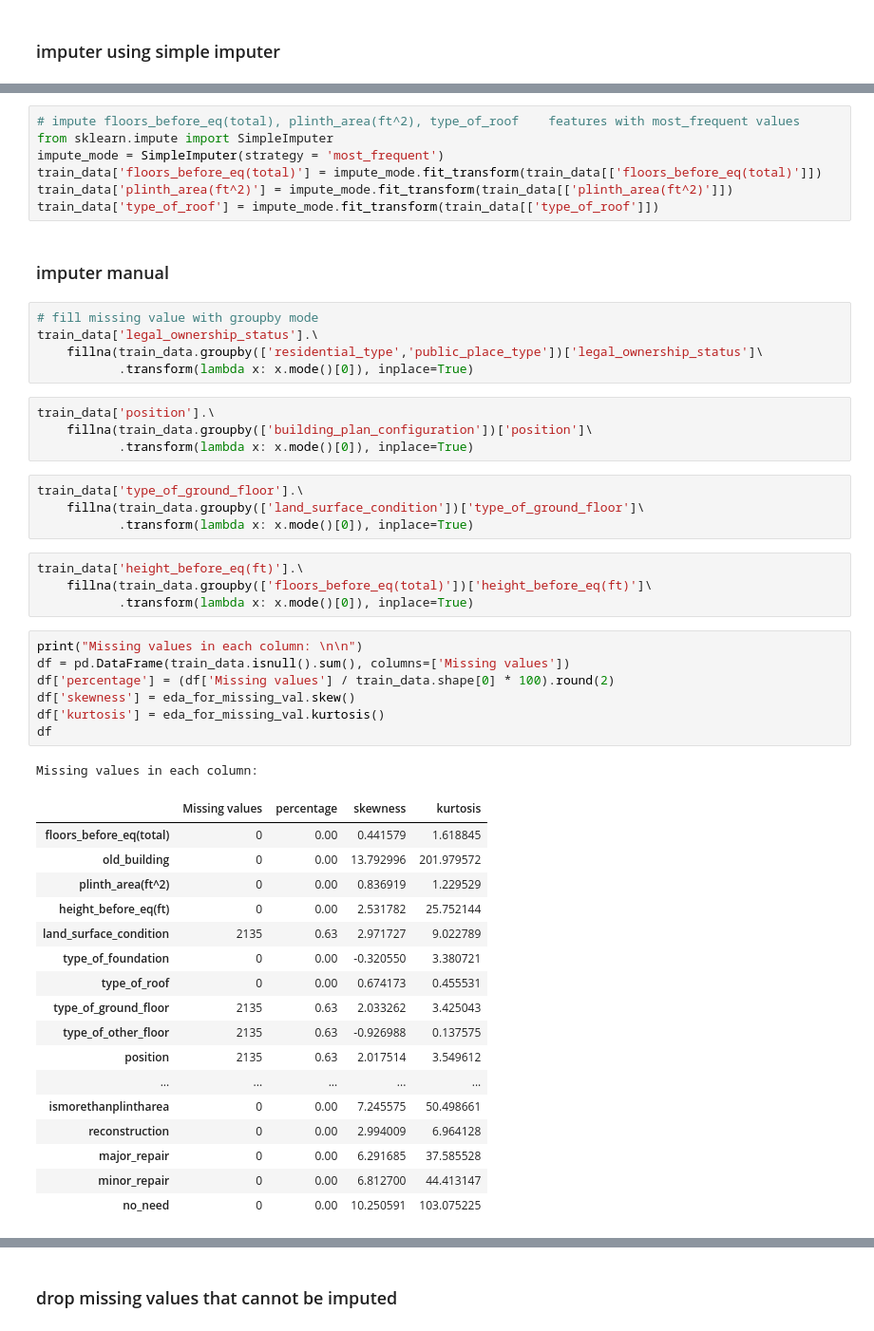
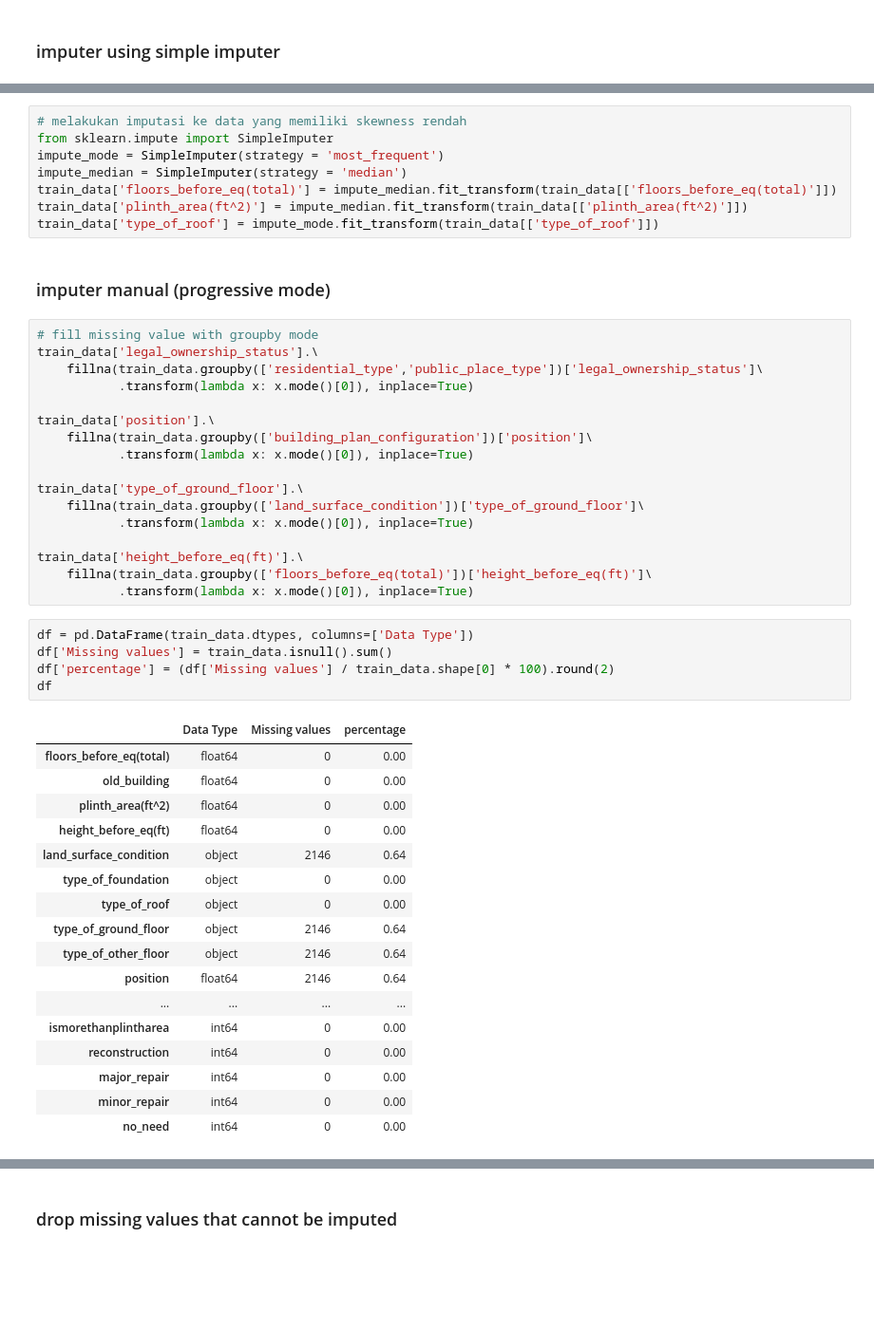
Before and after one commit to elskow/Data-Elims, a Jupyter notebook: 2-DataInterpolation/data_interpolation.ipynb, the cells around one changed output, grey strips where cells are left out. Shown at 95% size. Saved outputs shown, nothing was run; the diff lists cells and outputs as text; blank space fills up the shorter version.

Commit message:
finalize the data_interpolation(Imputation)

```diff
--- a/2-DataInterpolation/data_interpolation.ipynb
+++ b/2-DataInterpolation/data_interpolation.ipynb
@@ -211,52 +176,50 @@ msno.heatmap(train_data, figsize=(20, 20), cmap='coolwarm')
 # %%
-# impute floors_before_eq(total), plinth_area(ft^2), type_of_roof	 features with most_frequent values
+# melakukan imputasi ke data yang memiliki skewness rendah
 from sklearn.impute import SimpleImputer
 impute_mode = SimpleImputer(strategy = 'most_frequent')
-train_data['floors_before_eq(total)'] = impute_mode.fit_transform(train_data[['floors_before_eq(total)']])
-train_data['plinth_area(ft^2)'] = impute_mode.fit_transform(train_data[['plinth_area(ft^2)']])
+impute_median = SimpleImputer(strategy = 'median')
+train_data['floors_before_eq(total)'] = impute_median.fit_transform(train_data[['floors_before_eq(total)']])
+train_data['plinth_area(ft^2)'] = impute_median.fit_transform(train_data[['plinth_area(ft^2)']])
 train_data['type_of_roof'] = impute_mode.fit_transform(train_data[['type_of_roof']])
 # %% [markdown]
-### imputer manual
+### imputer manual (progressive mode)
 # %%
 # fill missing value with groupby mode
 train_data['legal_ownership_status'].\
     fillna(train_data.groupby(['residential_type','public_place_type'])['legal_ownership_status']\
            .transform(lambda x: x.mode()[0]), inplace=True)
+
+train_data['position'].\
+    fillna(train_data.groupby(['building_plan_configuration'])['position']\
+           .transform(lambda x: x.mode()[0]), inplace=True)
+
+train_data['type_of_ground_floor'].\
+    fillna(train_data.groupby(['land_surface_condition'])['type_of_ground_floor']\
+           .transform(lambda x: x.mode()[0]), inplace=True)
+
+train_data['height_before_eq(ft)'].\
+    fillna(train_data.groupby(['floors_before_eq(total)'])['height_before_eq(ft)']\
+           .transform(lambda x: x.mode()[0]), inplace=True)
-# %%
-train_data['position'].\
-    fillna(train_data.groupby(['building_plan_configuration'])['position']\
-           .transform(lambda x: x.mode()[0]), inplace=True)
-# %%
-train_data['type_of_ground_floor'].\
-    fillna(train_data.groupby(['land_surface_condition'])['type_of_ground_floor']\
-           .transform(lambda x: x.mode()[0]), inplace=True)
-# %%
-train_data['height_before_eq(ft)'].\
-    fillna(train_data.groupby(['floors_before_eq(total)'])['height_before_eq(ft)']\
-           .transform(lambda x: x.mode()[0]), inplace=True)
 # %%
-print("Missing values in each column: \n\n")
-df = pd.DataFrame(train_data.isnull().sum(), columns=['Missing values'])
+df = pd.DataFrame(train_data.dtypes, columns=['Data Type'])
+df['Missing values'] = train_data.isnull().sum()
 df['percentage'] = (df['Missing values'] / train_data.shape[0] * 100).round(2)
-df['skewness'] = eda_for_missing_val.skew()
-df['kurtosis'] = eda_for_missing_val.kurtosis()
 df
 # %% [output]
-Missing values in each column:
-|  | Missing values | percentage | skewness | kurtosis |
-| floors_before_eq(total) | 0 | 0.00 | 0.441579 | 1.618845 |
-| old_building | 0 | 0.00 | 13.792996 | 201.979572 |
-| plinth_area(ft^2) | 0 | 0.00 | 0.836919 | 1.229529 |
-| height_before_eq(ft) | 0 | 0.00 | 2.531782 | 25.752144 |
-| land_surface_condition | 2135 | 0.63 | 2.971727 | 9.022789 |
-| type_of_foundation | 0 | 0.00 | -0.320550 | 3.380721 |
-| type_of_roof | 0 | 0.00 | 0.674173 | 0.455531 |
-| type_of_ground_floor | 2135 | 0.63 | 2.033262 | 3.425043 |
-| type_of_other_floor | 2135 | 0.63 | -0.926988 | 0.137575 |
-| position | 2135 | 0.63 | 2.017514 | 3.549612 |
-| ... | ... | ... | ... | ... |
-| ismorethanplintharea | 0 | 0.00 | 7.245575 | 50.498661 |
-| reconstruction | 0 | 0.00 | 2.994009 | 6.964128 |
-| major_repair | 0 | 0.00 | 6.291685 | 37.585528 |
-| minor_repair | 0 | 0.00 | 6.812700 | 44.413147 |
-| no_need | 0 | 0.00 | 10.250591 | 103.075225 |
+|  | Data Type | Missing values | percentage |
+| floors_before_eq(total) | float64 | 0 | 0.00 |
+| old_building | float64 | 0 | 0.00 |
+| plinth_area(ft^2) | float64 | 0 | 0.00 |
+| height_before_eq(ft) | float64 | 0 | 0.00 |
+| land_surface_condition | object | 2146 | 0.64 |
+| type_of_foundation | object | 0 | 0.00 |
+| type_of_roof | object | 0 | 0.00 |
+| type_of_ground_floor | object | 2146 | 0.64 |
+| type_of_other_floor | object | 2146 | 0.64 |
+| position | float64 | 2146 | 0.64 |
+| ... | ... | ... | ... |
+| ismorethanplintharea | int64 | 0 | 0.00 |
+| reconstruction | int64 | 0 | 0.00 |
+| major_repair | int64 | 0 | 0.00 |
+| minor_repair | int64 | 0 | 0.00 |
+| no_need | int64 | 0 | 0.00 |
```
Also changed, not shown: parts of 19 cells of this notebook, 5 other files.
